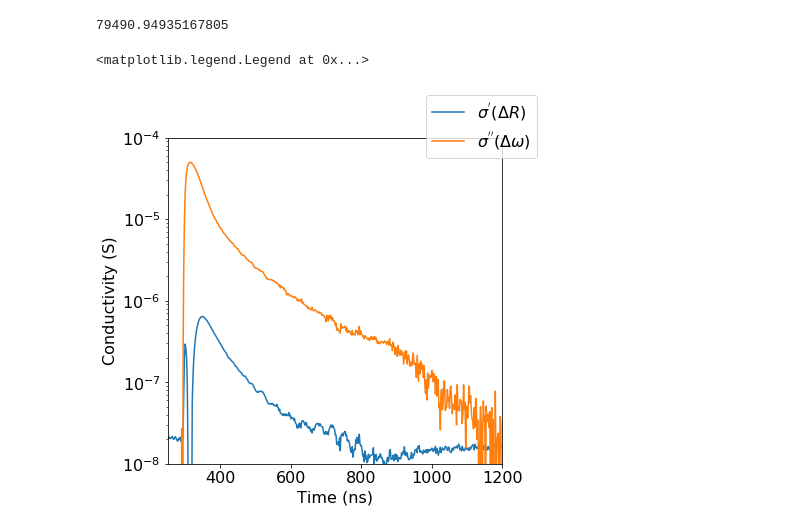
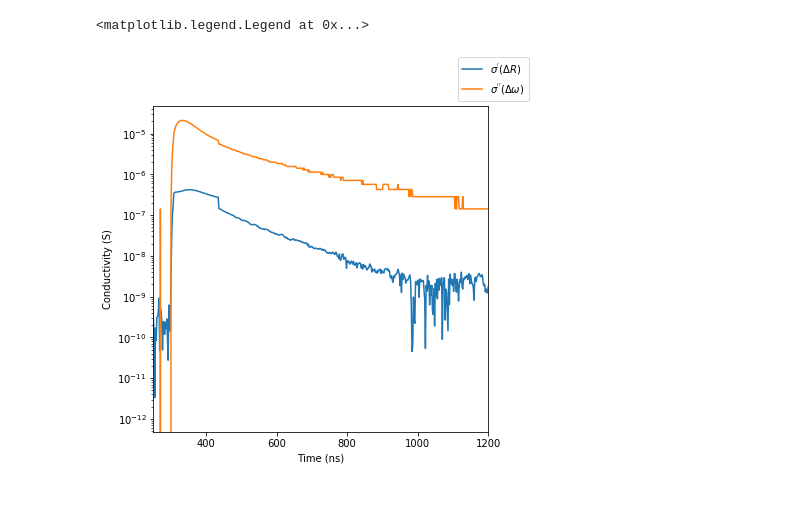
Before and after one commit to aspitarl/TRMC, a Jupyter notebook: 12-18-18.ipynb, the cells around one changed output. Drawn from its saved outputs; the diff is of its cells as text; code cells hidden in the pictures; blank space fills up the shorter version.

```diff
--- a/12-18-18.ipynb
+++ b/12-18-18.ipynb
@@ -325,25 +402,0 @@ plt.legend()
-# %%
-timesel = 450e-9
-
-v0 = backvs.xs('U').sort_index(level = 1)
-
-dv = s2.xs(timesel,level = 1)
-
-vs = v0 + dv
-
-# timesel = min(cuttimes, key=lambda x:abs(x-timesel))
-
-Rinf = 0.02125
-p0 =[v0.idxmin(),1e7,0.01, Rinf]
-epsilon = 0.1
-
-window = 10
-
-p_labels = ['f0','Q','R','Rinf']
-v0_fit, v0_p, v0_sl = fit_lor(v0, p0,bounds = ([0,0,0, Rinf - epsilon],[np.inf,np.inf,np.inf, Rinf + epsilon]), window = window)
-v0_fit = pd.Series(v0_fit, index = v0.index)
-v0_p = pd.Series(v0_p, index = p_labels)
-
-
-plt.plot(v0_fit)
-plt.plot(v0, marker = 'o')
@@ -373,33 +463,36 @@ plt.plot(df_params['Rinf'])
 # %%
 fig, axes = plt.subplots(1,1, figsize = (6,6), sharex = True)
 
-deltaR = df_params['R']- p_swp['R']
-# K = trmc.calc_K(p_swp['f0'],p_swp['Q'],p_swp['R']) #doesn't work with mV
-print(K['A_1000ms'])
-sig_R = (1/K['A_1000ms'])*(deltaR/p_swp['R'])
-
-deltaf = df_params['f0']- p_swp['f0']
 e0 = 8.854e-12
 F=1
+
+
+deltaR = params['R']- v0_p['R']
+sig_R = (1/K['KCs'])*(deltaR/v0_p['R'])
+
+deltaf = params['f0']- v0_p['f0']
+deltaf = abs(deltaf)
+
+
+sig_R = abs(sig_R)
 sig_I = 2*deltaf*e0/F
 
 axes.plot(sig_R, label = '$\sigma^{\'}(\Delta R)$')
 axes.set_yscale('log')
 axes.set_ylabel('Conductivity (S)')
 
 axes.plot(sig_I, label = '$\sigma^{\'\'}(\Delta\omega)$')
 axes.set_yscale('log')
 axes.set_ylabel('Conductivity (S)')
 
 axes.set_xlim(250e-9,1200e-9)
 
 fmt = exp_formatter(-9)
 axes.xaxis.set_major_formatter(FuncFormatter(fmt.format_func))
 axes.set_xlabel('Time (ns)')
 # for ax in axes:
-axes.set_ylim([1e-8,1e-4])
+# axes.set_ylim([1e-8,1e-4])
 fig.legend()
 # %% [output]
-79490.94935167805
+<matplotlib.legend.Legend at 0x...>
-<matplotlib.legend.Legend at 0x...>
-[figure, old version]
+[figure, new version]
```
Also changed, not shown: parts of 25 cells of this notebook.
